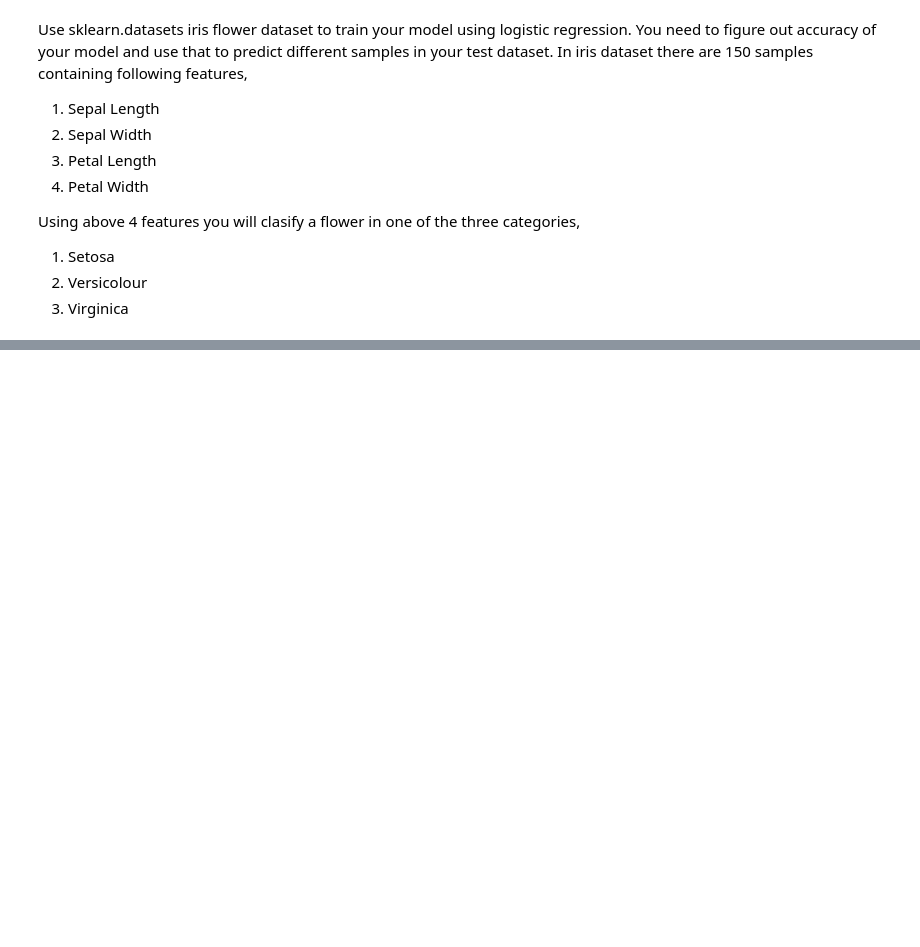
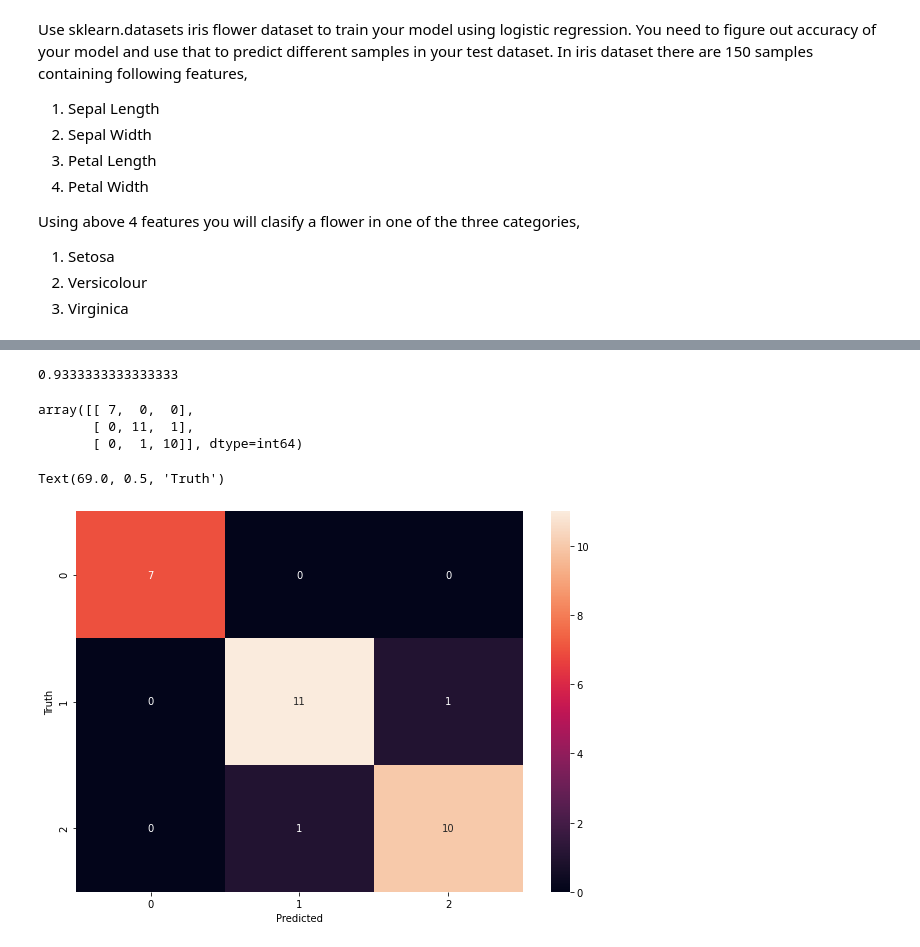
Before and after one commit to Jasondecode2020/ml-2021, a Jupyter notebook: 8_logistic_reg_multiclass/8_logistic_regression_multiclass.ipynb, the cells around one changed output, grey strips where cells are left out. Saved outputs shown, nothing was run; the diff lists cells and outputs as text; code cells hidden in the pictures; blank space fills up the shorter version.

```diff
--- a/8_logistic_reg_multiclass/8_logistic_regression_multiclass.ipynb
+++ b/8_logistic_reg_multiclass/8_logistic_regression_multiclass.ipynb
@@ -108,0 +134,3 @@ Using above 4 features you will clasify a flower in one of the three categories,
+# %%
+from sklearn.linear_model import LogisticRegression
+model = LogisticRegression()
@@ -108,0 +139,3 @@ Using above 4 features you will clasify a flower in one of the three categories,
+# %%
+X_train, X_test, y_train, y_test = train_test_split(iris.data,iris.target, test_size=0.2)
+model.fit(X_train, y_train)
@@ -108,0 +151,23 @@ Using above 4 features you will clasify a flower in one of the three categories,
+# %%
+model.score(X_test, y_test)
+# %% [output]
+0.9333333333333333
+# %%
+y_predicted = model.predict(X_test)
+# %%
+from sklearn.metrics import confusion_matrix
+cm = confusion_matrix(y_test, y_predicted)
+cm
+# %% [output]
+array([[ 7,  0,  0],
+       [ 0, 11,  1],
+       [ 0,  1, 10]], dtype=int64)
+# %%
+import seaborn as sn
+plt.figure(figsize = (10,7))
+sn.heatmap(cm, annot=True) # if annot true, means have digits
+plt.xlabel('Predicted')
+plt.ylabel('Truth')
+# %% [output]
+Text(69.0, 0.5, 'Truth')
+[figure, added]
```
Also changed, not shown: parts of 12 cells of this notebook.
